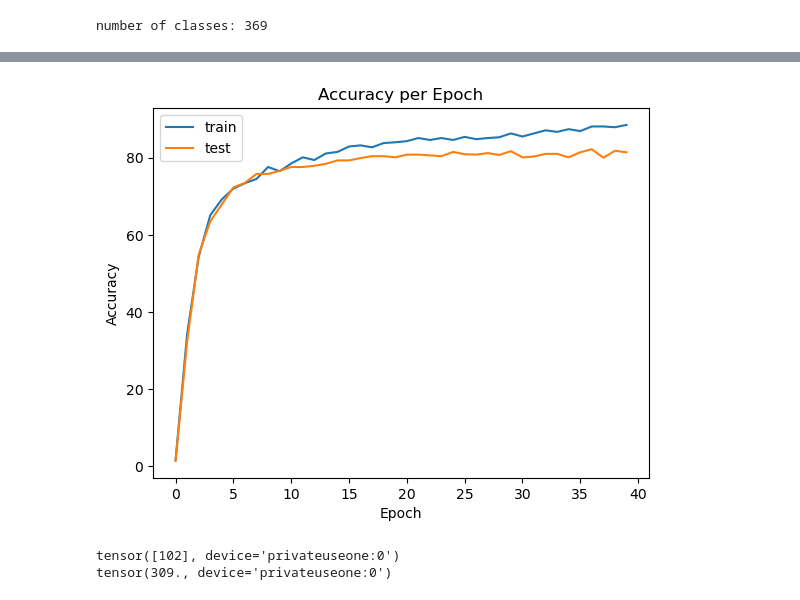
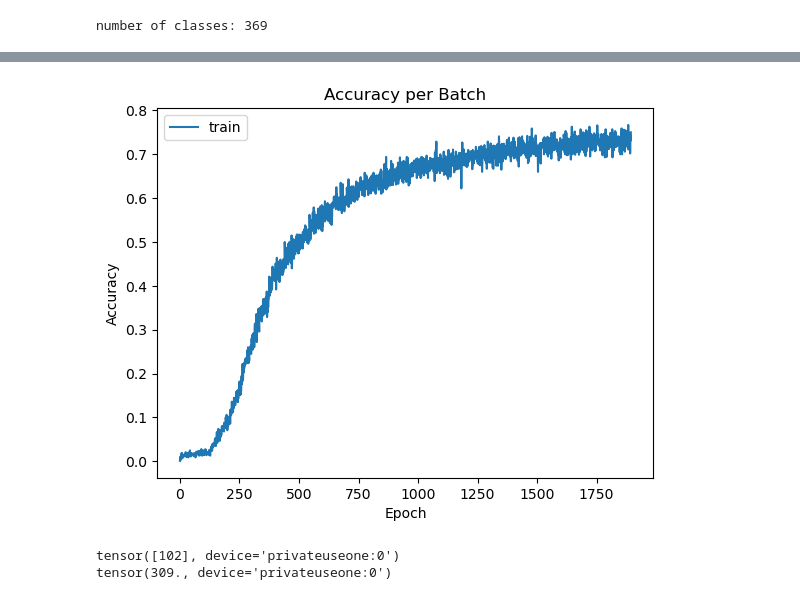
Before and after one commit to ChickNCurry/latex-symbol-ocr, a Jupyter notebook: notebooks/cnn-revised.ipynb, the cells around one changed output, grey strips where cells are left out. Saved outputs shown, nothing was run; the diff lists cells and outputs as text; code cells hidden in the pictures.

```diff
--- a/notebooks/cnn-revised.ipynb
+++ b/notebooks/cnn-revised.ipynb
@@ -121,19 +132,13 @@ optimizer = torch.optim.Adam(params=model.parameters(), lr=learning_rate)
 # %%
-# model.to(dml)
-
-# collect stats
-train_loss = []
-train_acc = []
-test_acc = []
-
 for epoch in range(num_epochs):
 
     model.train()
+    torch.enable_grad()
 
     for index, (X_train, y_train) in enumerate(training_dataloader):
         # move to GPU
-        # X_train.to(dml)
-        # y_train.to(dml)
+        X_train = X_train.to(dml)
+        y_train = y_train.to(dml)
 
         # forward
         y_pred = model(X_train)
@@ -151,19 +156,21 @@ for epoch in range(num_epochs):
 
         print(f"EPOCH {epoch} | BATCH {index} of {len(training_dataloader)} | LOSS {loss.item():.4f} | ACCURACY {acc:.4f}")
 
-    model.eval()
-    torch.no_grad()
+    # model.eval()
+    # torch.no_grad()
 
-    for index, (X_test, y_test) in enumerate(test_dataloader):
+    # for index, (X_test, y_test) in enumerate(test_dataloader):
 
-        # move to GPU
-        # X_test.to(dml)
-        # y_test.to(dml)
+    #     # move to GPU
+    #     X_test = X_test.to(dml)
+    #     y_test = y_test.to(dml)
 
-        # forward
-        y_pred = model(X_test)
-        acc = get_accuracy(y_pred, y_test)
+    #     # forward
+    #     y_pred = model(X_test)
+    #     acc = get_accuracy(y_pred, y_test)
 
-        # collect stats
-        test_acc.append(acc)
+    #     # collect stats
+    #     test_acc.append(acc)
+
+    #     print(f"EPOCH {epoch} | BATCH {index + 1} of {len(test_dataloader)} | ACCURACY {acc:.4f}")
 # %% [output]
@@ -188,16 +195,18 @@ KeyboardInterrupt:
 # %%
 import matplotlib.pyplot as plt
 
 fig, ax = plt.subplots()
-ax.plot(range(num_epochs), train_acc, label="train")
-ax.plot(range(num_epochs), test_acc, label="test")
+
+ax.plot(range(len(train_acc)), train_acc, label="train")
+# ax.plot(range(num_epochs), test_acc, label="test")
+
 ax.set_xlabel('Epoch')
 ax.set_ylabel('Accuracy')
-ax.set_title('Accuracy per Epoch')
+ax.set_title('Accuracy per Batch')
 ax.legend()
 plt.show()
 # %% [output]
-[figure, old version]
+[figure, new version]
 # %%
 out = model(X_test[76][None, :, :, :])
 _, predicted = torch.max(out, 1)
```
Also changed, not shown: parts of 5 cells of this notebook.
